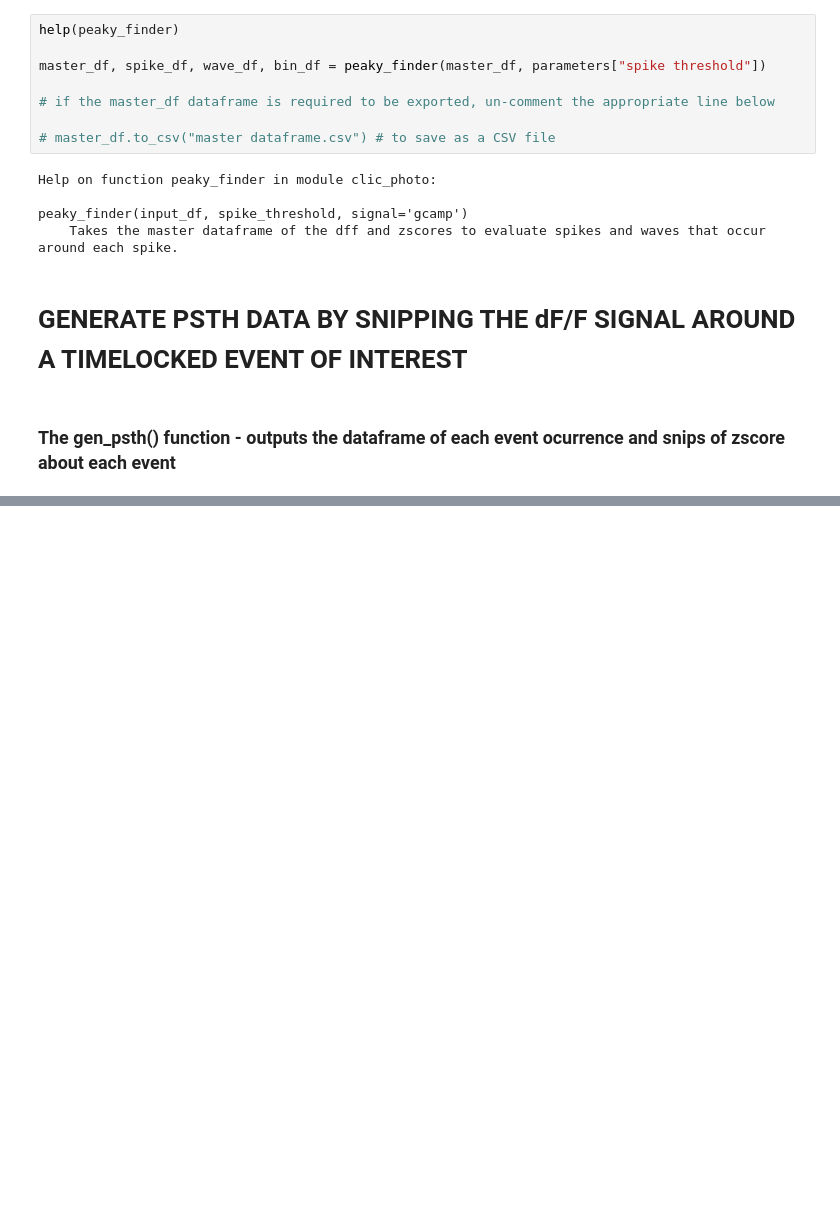
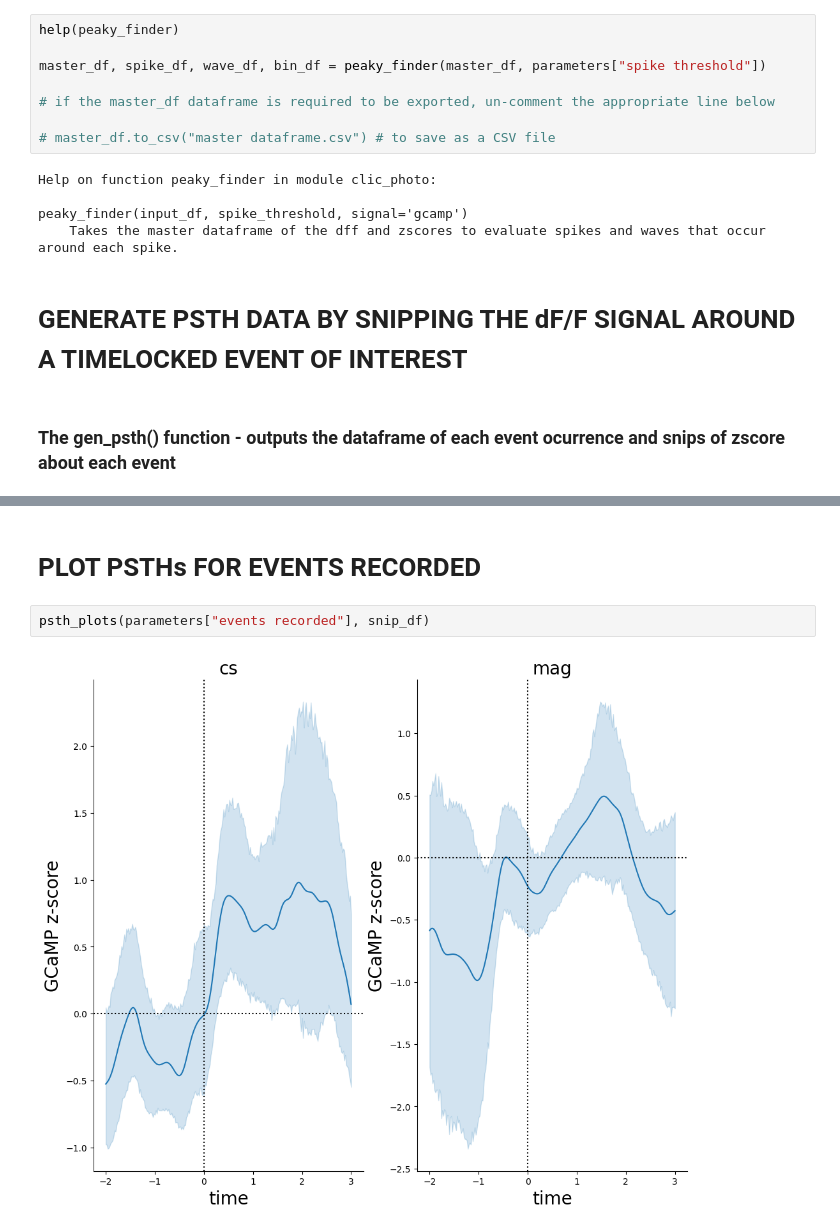
Before and after one commit to D-Joshi-96/CLIC, a Jupyter notebook: CLIC Photo/ClicPhoto_Notebook.ipynb, the cells around one changed output, grey strips where cells are left out. Drawn from its saved outputs; the diff is of its cells as text; blank space fills up the shorter version.

```diff
--- a/CLIC Photo/ClicPhoto_Notebook.ipynb
+++ b/CLIC Photo/ClicPhoto_Notebook.ipynb
@@ -135,0 +127,6 @@ for i in event_df[event_df["mag on"]==1]["time"]:
+# %% [markdown]
+# PLOT PSTHs FOR EVENTS RECORDED
+# %%
+psth_plots(parameters["events recorded"], snip_df)
+# %% [output]
+[figure, added]
```
Also changed, not shown: parts of 4 cells of this notebook, 1 other file.
